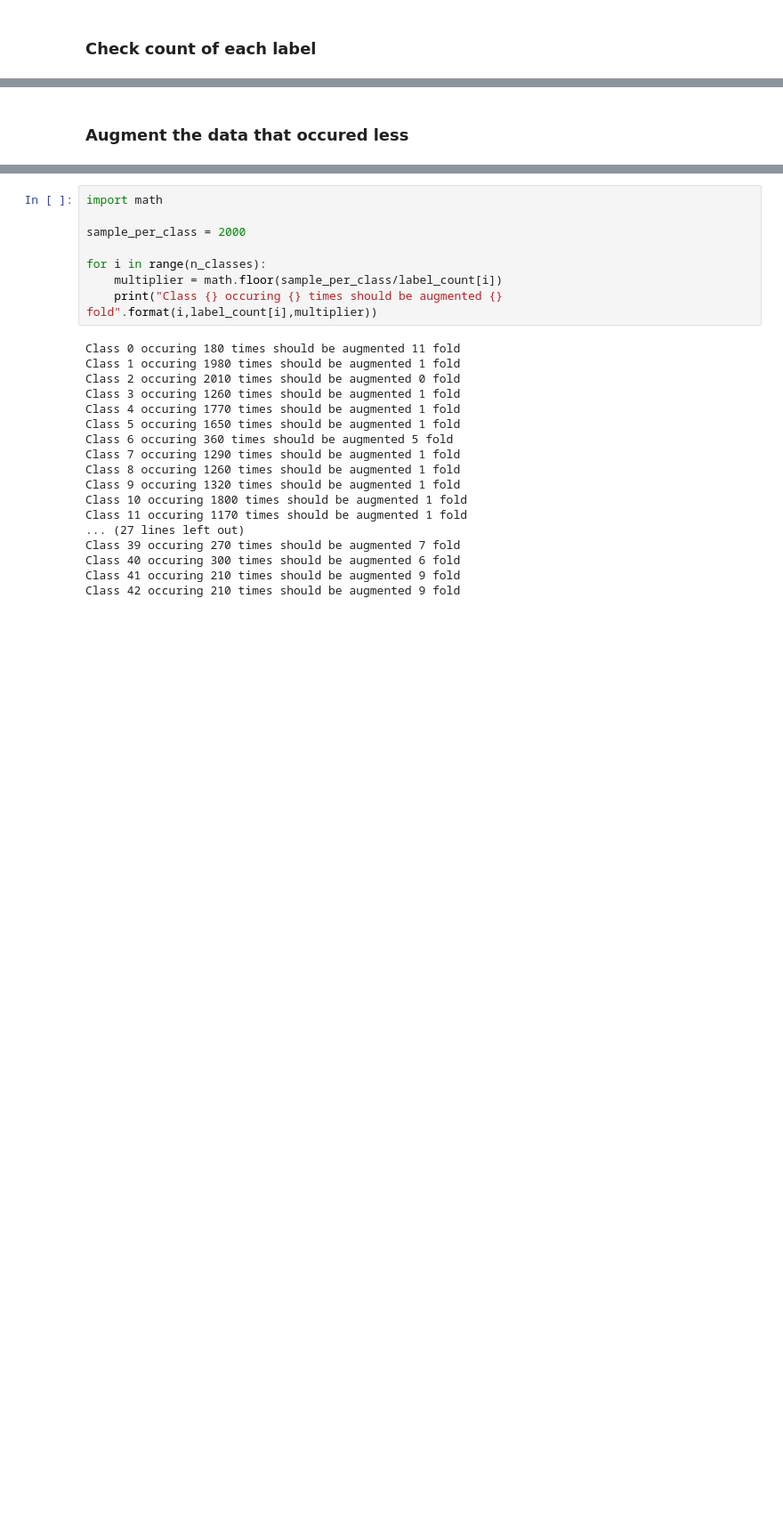
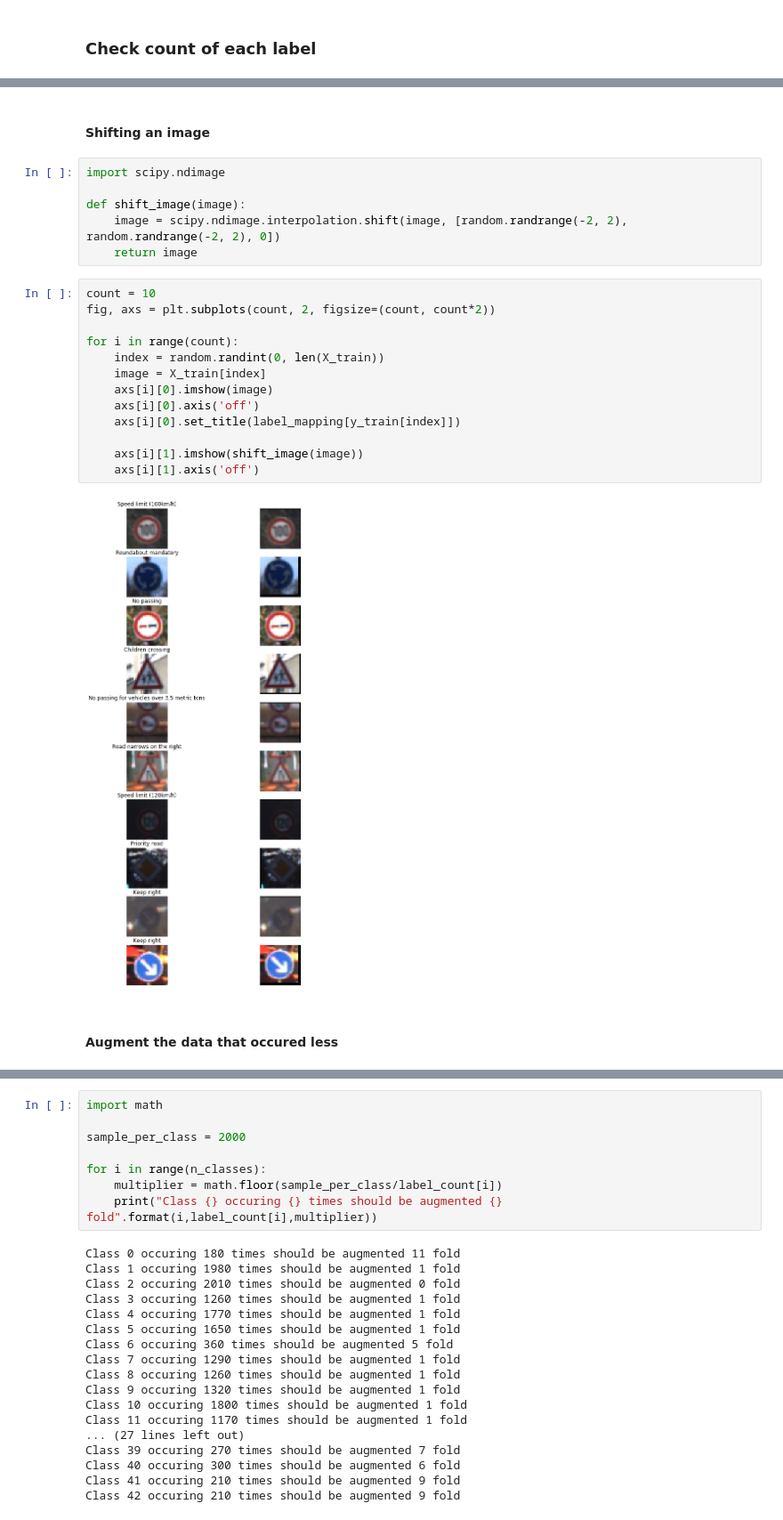
Before and after one commit to anvaysrivastava/CarND-Traffic-Sign-Classifier-Project, a Jupyter notebook: Traffic_Sign_Classifier.ipynb, the cells around one changed output, grey strips where cells are left out. Shown at 89% size. Drawn from its saved outputs; the diff is of its cells as text; blank space fills up the shorter version.

```diff
--- a/Traffic_Sign_Classifier.ipynb
+++ b/Traffic_Sign_Classifier.ipynb
@@ -156,5 +179,28 @@ Use the code cell (or multiple code cells, if necessary) to implement the first
+# %% [markdown]
+#### Shifting an image
+# %%
+import scipy.ndimage
+
+def shift_image(image):
+    image = scipy.ndimage.interpolation.shift(image, [random.randrange(-2, 2), random.randrange(-2, 2), 0])
+    return image
+# %%
+count = 10
+fig, axs = plt.subplots(count, 2, figsize=(count, count*2))
+
+for i in range(count):
+    index = random.randint(0, len(X_train))
+    image = X_train[index]
+    axs[i][0].imshow(image)
+    axs[i][0].axis('off')
+    axs[i][0].set_title(label_mapping[y_train[index]])
+
+    axs[i][1].imshow(shift_image(image))
+    axs[i][1].axis('off')
+# %% [output]
+[figure, added]
 # %% [markdown]
-### Augment the data that occured less
+#### Augment the data that occured less
 # %%
 import scipy.ndimage
 
```
Also changed, not shown: parts of 39 cells of this notebook, 5 other files.
